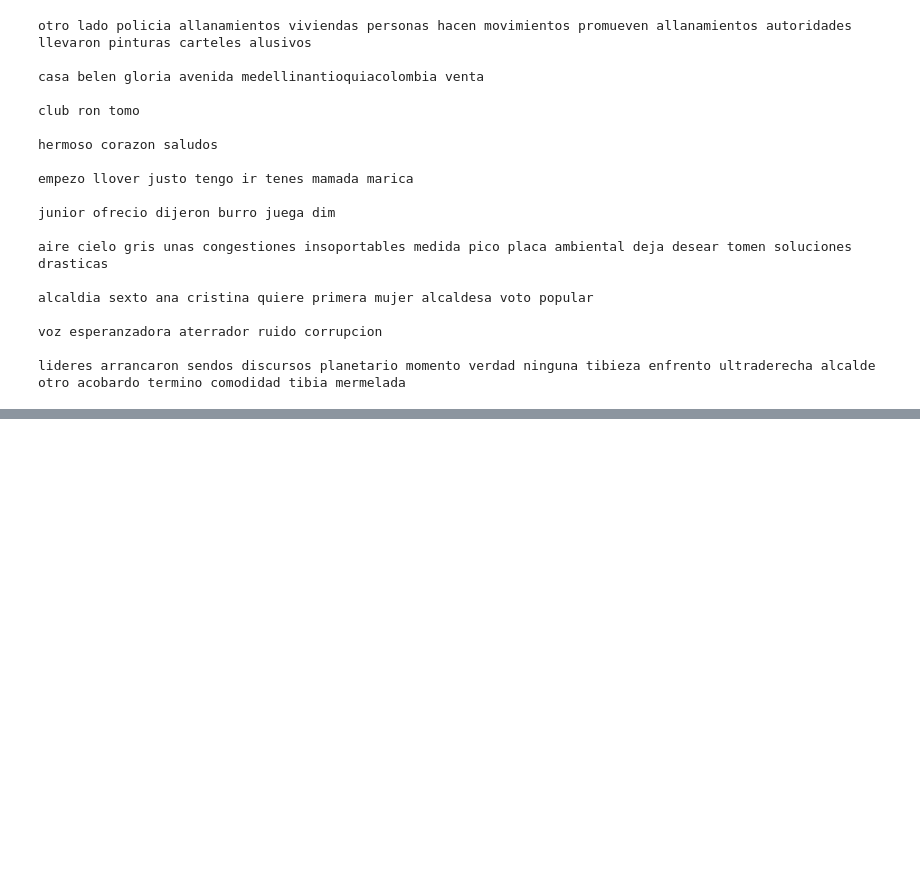
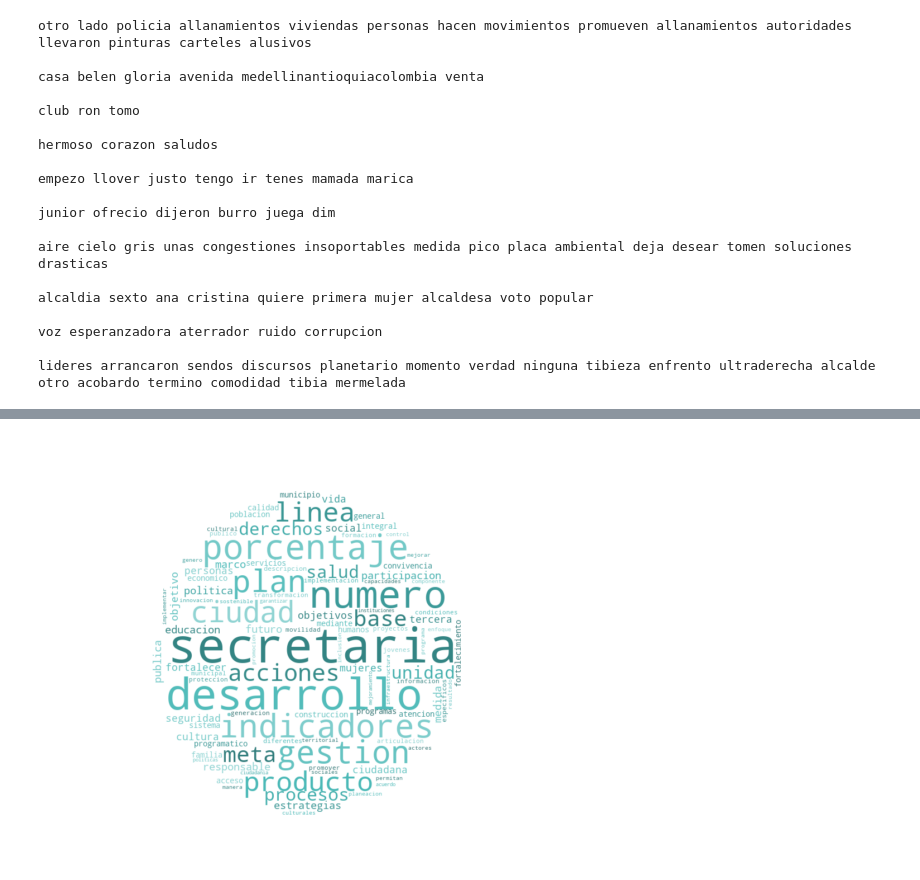
Before and after one commit to GDLPLearning/Sentiment-Analysis-for-the-MDP, a Jupyter notebook: notebooks/Exploratory/4-data-preparation.ipynb, the cells around one changed output, grey strips where cells are left out. Cells and saved outputs as stored; diff of their text form; code cells hidden in the pictures; blank space fills up the shorter version.

```diff
--- a/notebooks/Exploratory/4-data-preparation.ipynb
+++ b/notebooks/Exploratory/4-data-preparation.ipynb
@@ -440,0 +470,3 @@ df[df['frequency'] > 50]
+# %%
+with open('data/PDM/PDM2020-2023.txt') as f:
+    lines = f.readlines()
@@ -440,0 +504,31 @@ df[df['frequency'] > 50]
+# %%
+# create a list with all the words
+
+def texto_to_list(lines):
+  full_text = []
+  for sentence in lines:
+    words = sentence.split()
+
+    # remove punctuation marks
+    for w in words:
+      wl = w.lower() # word in lower case
+      # replace some punctuations mark to keep only words
+      for punctuation, new_value in replace_punctuation_dict.items():
+        wl = wl.replace(punctuation,new_value)
+
+      if wl.isalpha(): # skip if the word contains punctuation mark
+
+        # replace accent mark
+        for accent, new_value in replace_accent_dict.items():
+          wl = wl.replace(accent,new_value)
+
+        if wl not in stop_words: # filtering by stop words
+          if len(wl) > 2:
+            full_text.append(wl)
+  return full_text
+# %%
+full_text = texto_to_list(lines)
+mdp_freq = FreqDist(full_text)
+plot_word_cloud(char_mask, mdp_freq)
+# %% [output]
+[figure, added]
```
Also changed, not shown: parts of 13 cells of this notebook, 7 other files.
